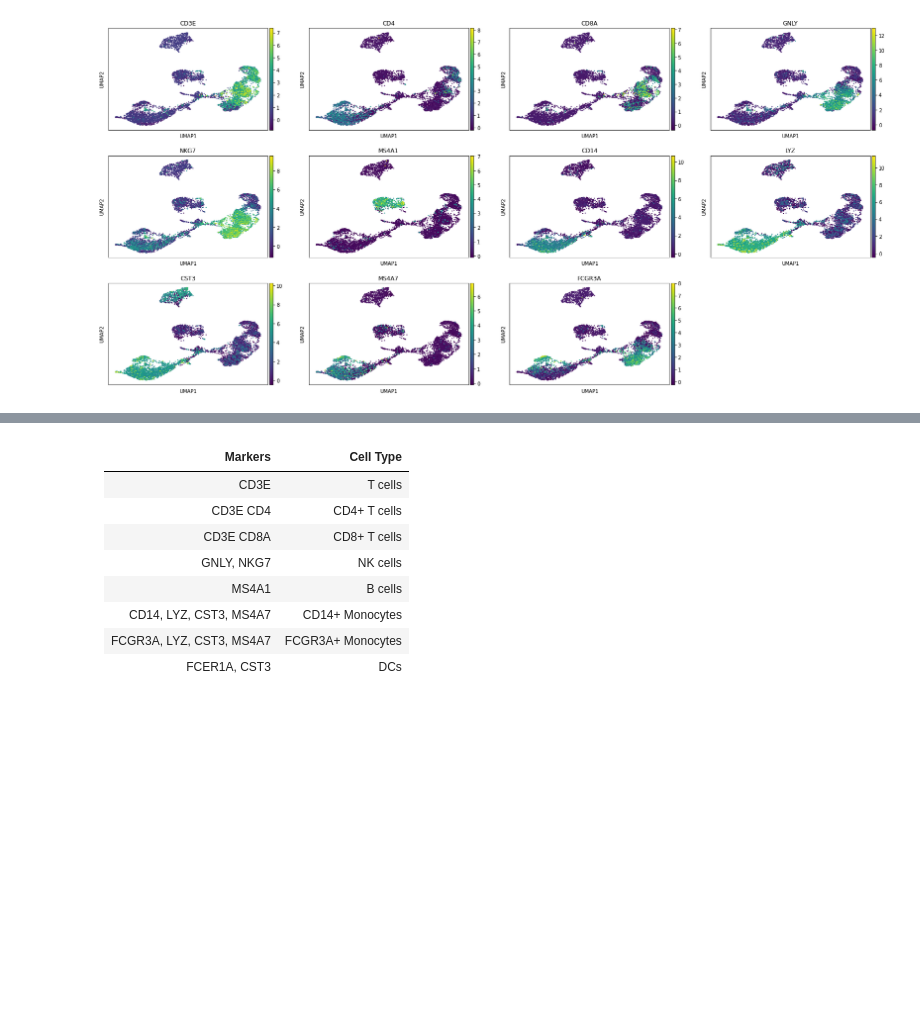
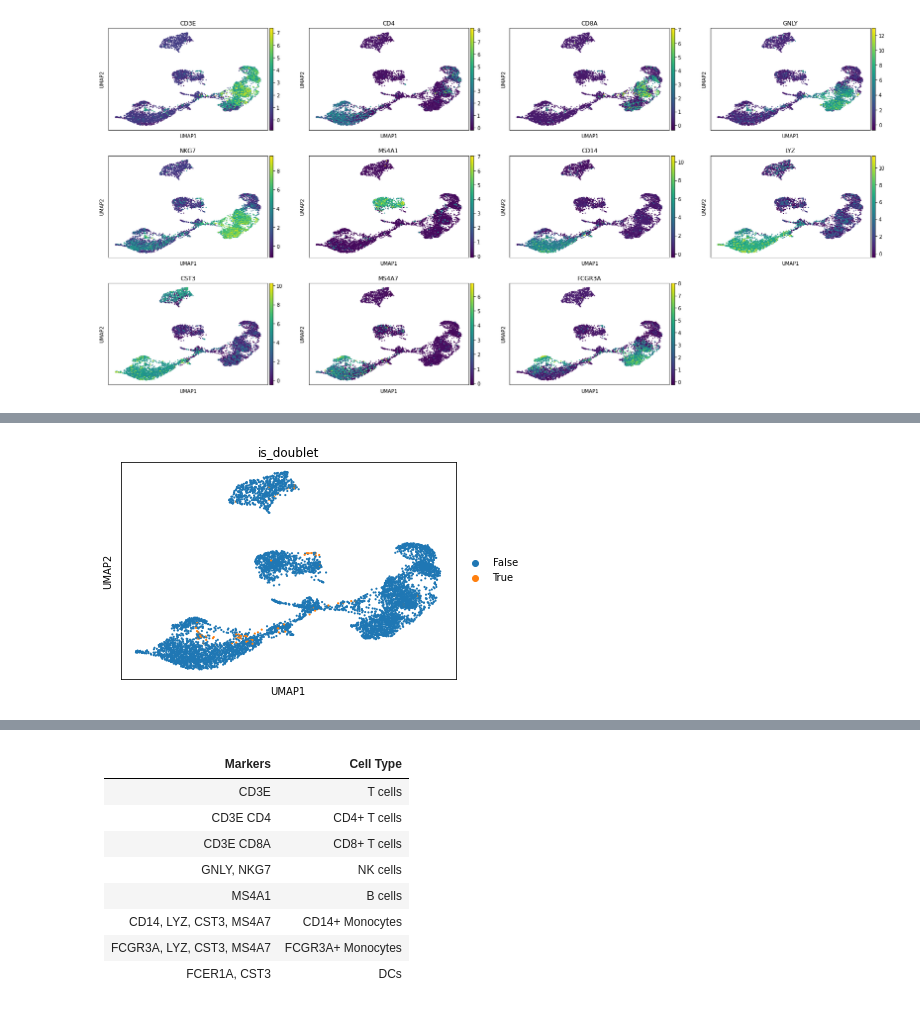
Before and after one commit to ipanj/DDD_disk, a Jupyter notebook: notebooks/covid_sc_analysis_chris.ipynb, the cells around one changed output, grey strips where cells are left out. Cells and saved outputs as stored; diff of their text form; code cells hidden in the pictures; blank space fills up the shorter version.

```diff
--- a/notebooks/covid_sc_analysis_chris.ipynb
+++ b/notebooks/covid_sc_analysis_chris.ipynb
@@ -643,3 +659,9 @@ sc.pl.umap(adata_flt_all_man,
+# %%
+adata_flt_all_man.obs["is_doublet"] = [str(v) for v in adata_flt_all_man.obs["predicted_doublet"]]
+# %%
+sc.pl.umap(adata_flt_all_man, color="is_doublet")
+# %% [output]
+[figure, added]
 # %%
 celltype_map = {
 
```
Also changed, not shown: parts of 6 cells of this notebook, 2 other files.
